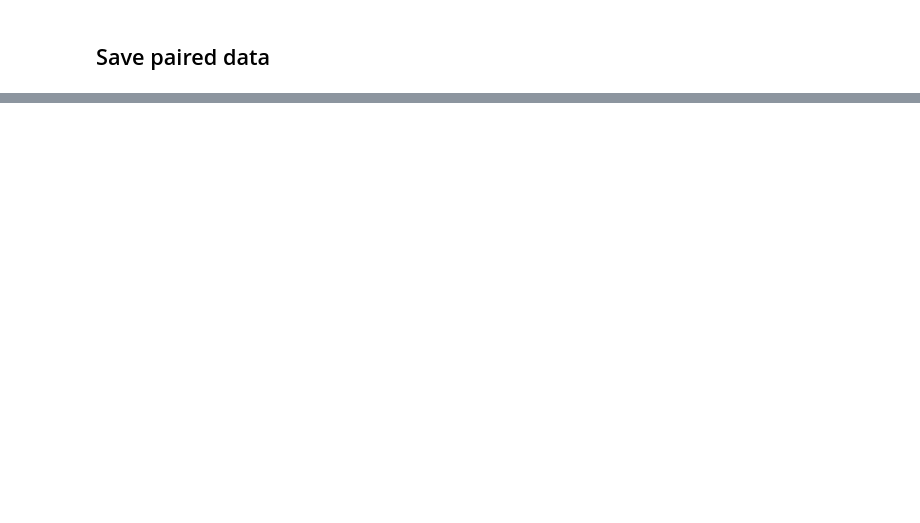
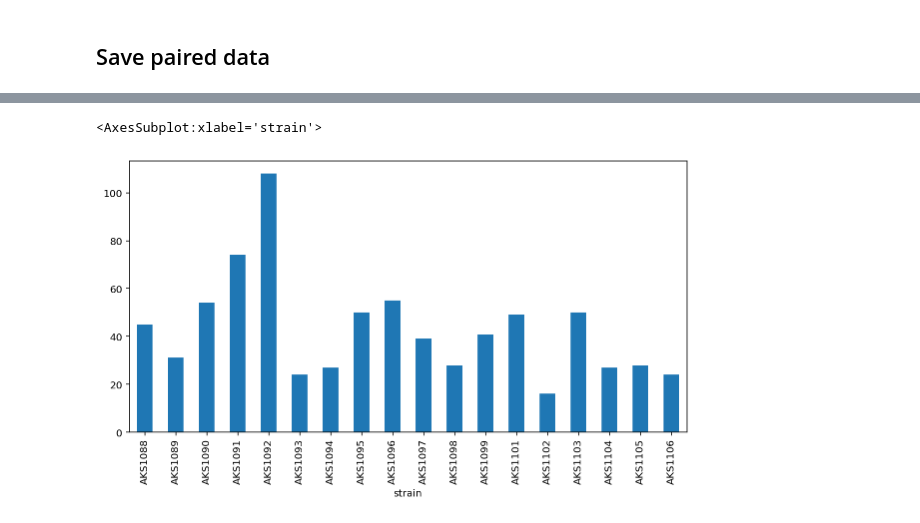
Before and after one commit to simonvanvliet/cdg_dynamics_caulobacter, a Jupyter notebook: cdg_dynamics_filter_data_new.ipynb, the cells around one changed output, grey strips where cells are left out. Cells and saved outputs as stored; diff of their text form; code cells hidden in the pictures; blank space fills up the shorter version.

```diff
--- a/cdg_dynamics_filter_data_new.ipynb
+++ b/cdg_dynamics_filter_data_new.ipynb
@@ -324,0 +462,8 @@ df_paired.to_csv(out_name)
+# %%
+first_frame = df_paired2.groupby('uni_par_id').first()
+num_lin_per_strain = first_frame.groupby('strain').size()
+num_lin_per_strain.head(n=18)
+num_lin_per_strain.plot(kind='bar')
+# %% [output]
+<AxesSubplot:xlabel='strain'>
+[figure, added]
```
Also changed, not shown: parts of 20 cells of this notebook, 3 other files.
